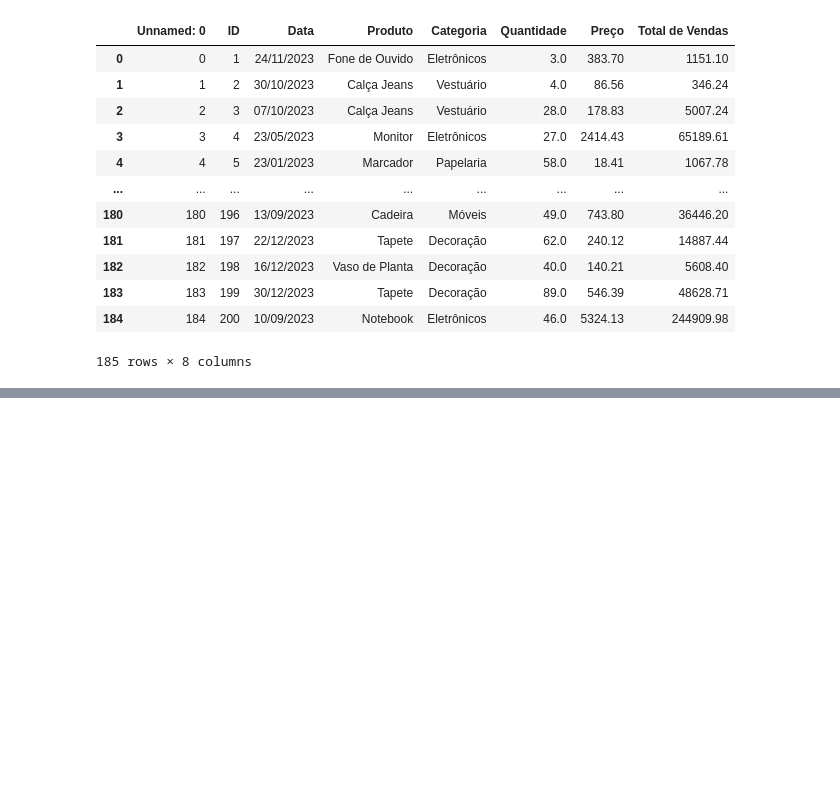
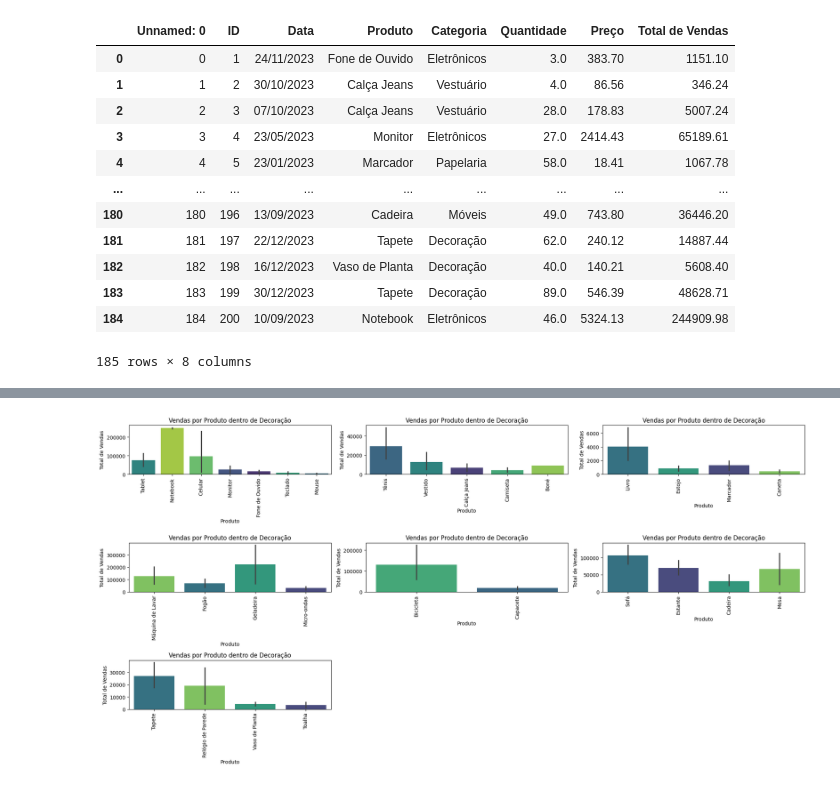
Before and after one commit to lgomesgl/Teste_Analytics_LucasGomes, a Jupyter notebook: src/notebooks/exploratory_analysis.ipynb, the cells around one changed output, grey strips where cells are left out. Cells and saved outputs as stored; diff of their text form; code cells hidden in the pictures; blank space fills up the shorter version.

```diff
--- a/src/notebooks/exploratory_analysis.ipynb
+++ b/src/notebooks/exploratory_analysis.ipynb
@@ -84,0 +97,18 @@ Passing `palette` without assigning `hue` is deprecated and will be removed in v
+# %%
+plt.figure(figsize=(20, 10))
+for i, catogory in enumerate(df['Categoria'].unique()):
+    plt.subplot(3, 3, i+1)
+    df_category = df[df['Categoria'] == catogory]
+    product_order = df_category.groupby("Produto")["Total de Vendas"].sum().sort_values(ascending=False).index
+
+    sns.barplot(x="Produto", y="Total de Vendas", data=df_category, hue="Produto", palette="viridis", order=product_order)
+
+    plt.title(f"Vendas por Produto dentro de {category}")
+    plt.xlabel("Produto")
+    plt.ylabel("Total de Vendas")
+    plt.xticks(rotation=90)
+
+plt.tight_layout()
+plt.show()
+# %% [output]
+[figure, added]
```
Also changed, not shown: parts of 9 cells of this notebook.
